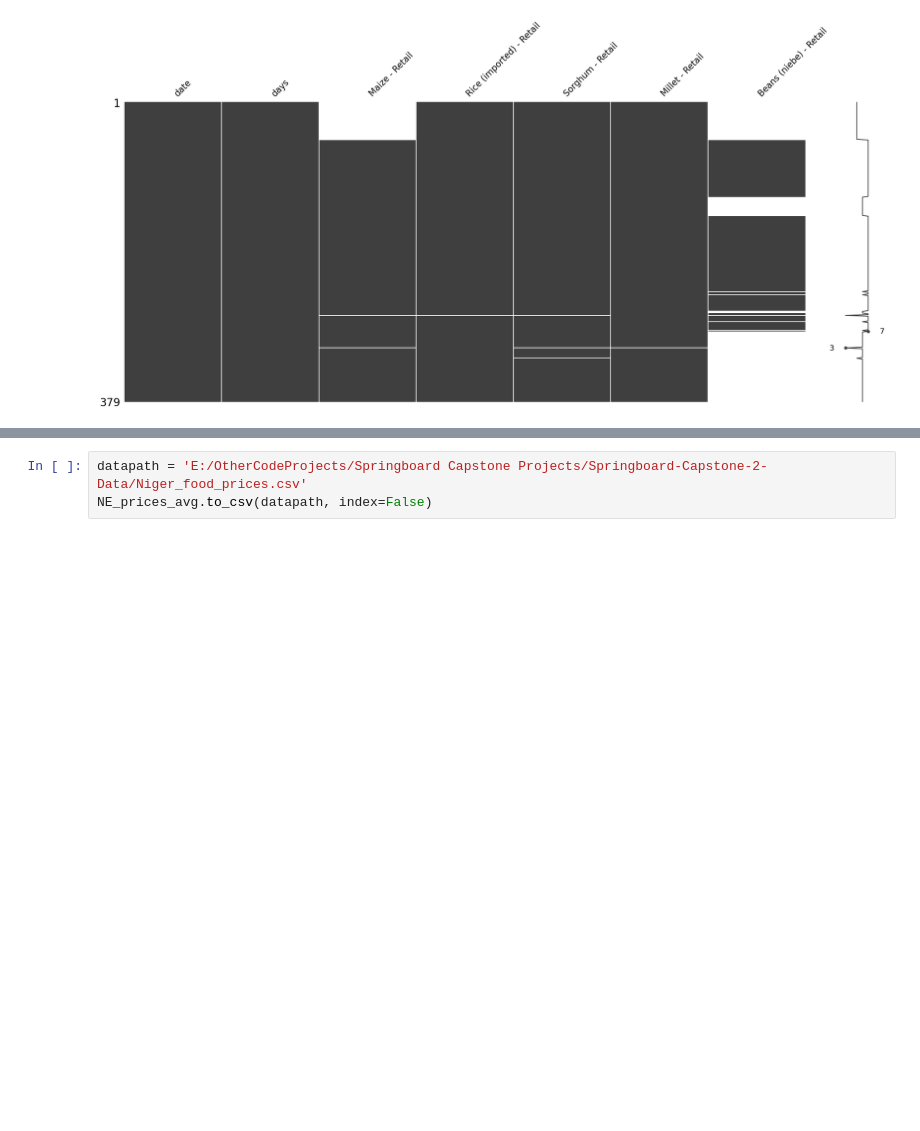
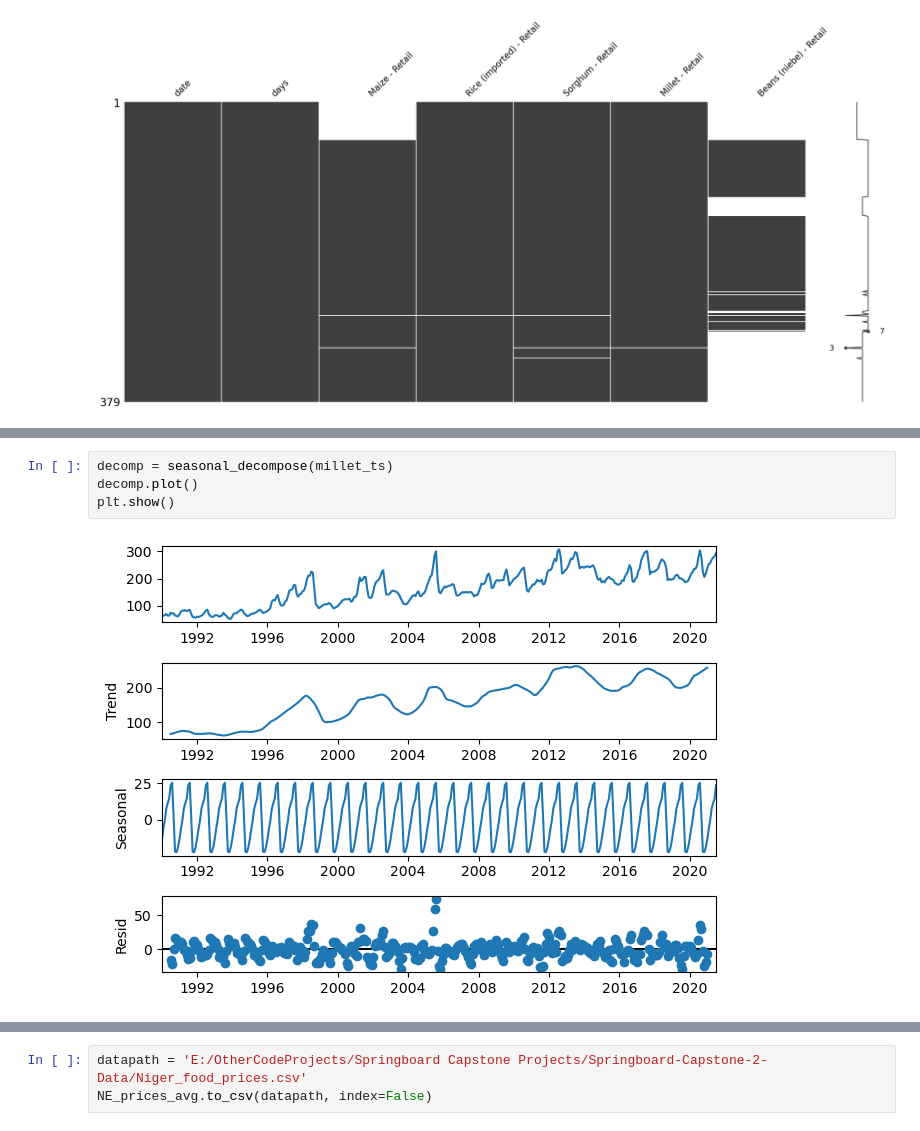
Before and after one commit to wwhite5/Springboard-Capstone-2-Time-Series, a Jupyter notebook: EDA.ipynb, the cells around one changed output, grey strips where cells are left out. Drawn from its saved outputs; the diff is of its cells as text; blank space fills up the shorter version.

```diff
--- a/EDA.ipynb
+++ b/EDA.ipynb
@@ -199,0 +218,6 @@ missingno.matrix(NE_prices_avg)
+# %%
+decomp = seasonal_decompose(millet_ts)
+decomp.plot()
+plt.show()
+# %% [output]
+[figure, added]
```
Also changed, not shown: parts of 6 cells of this notebook, 3 other files.
